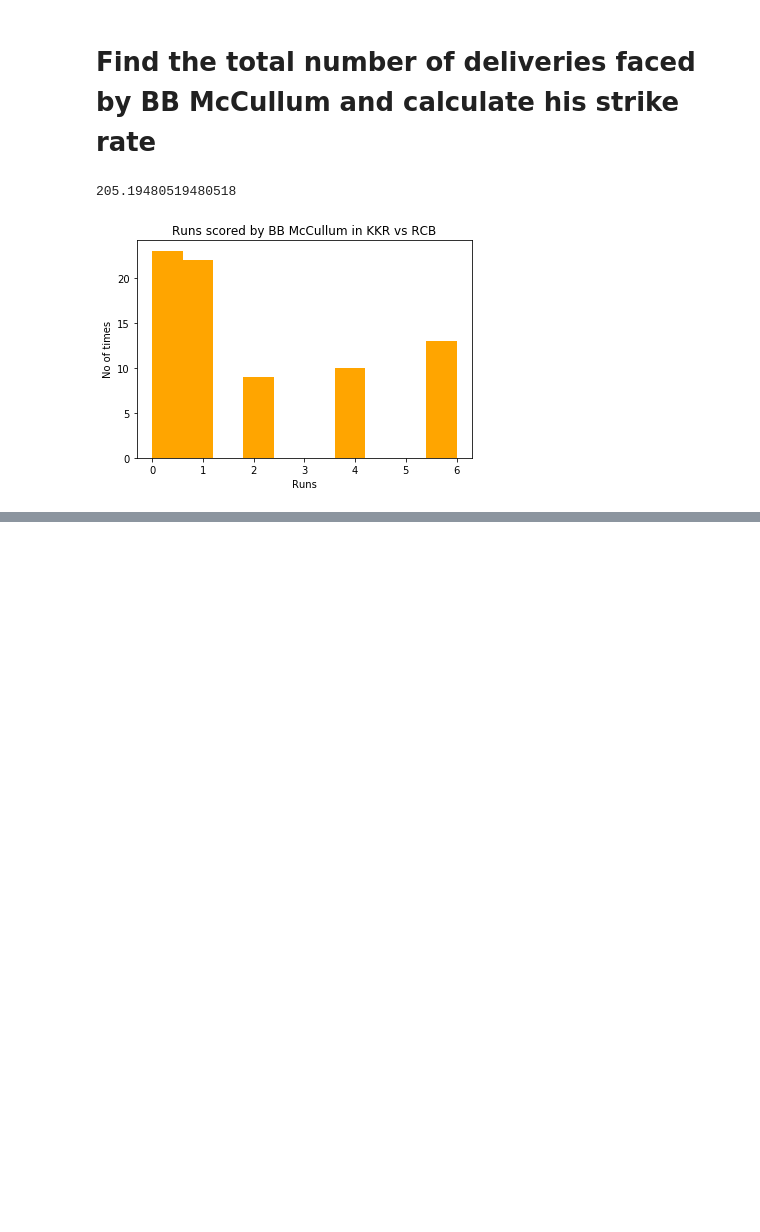
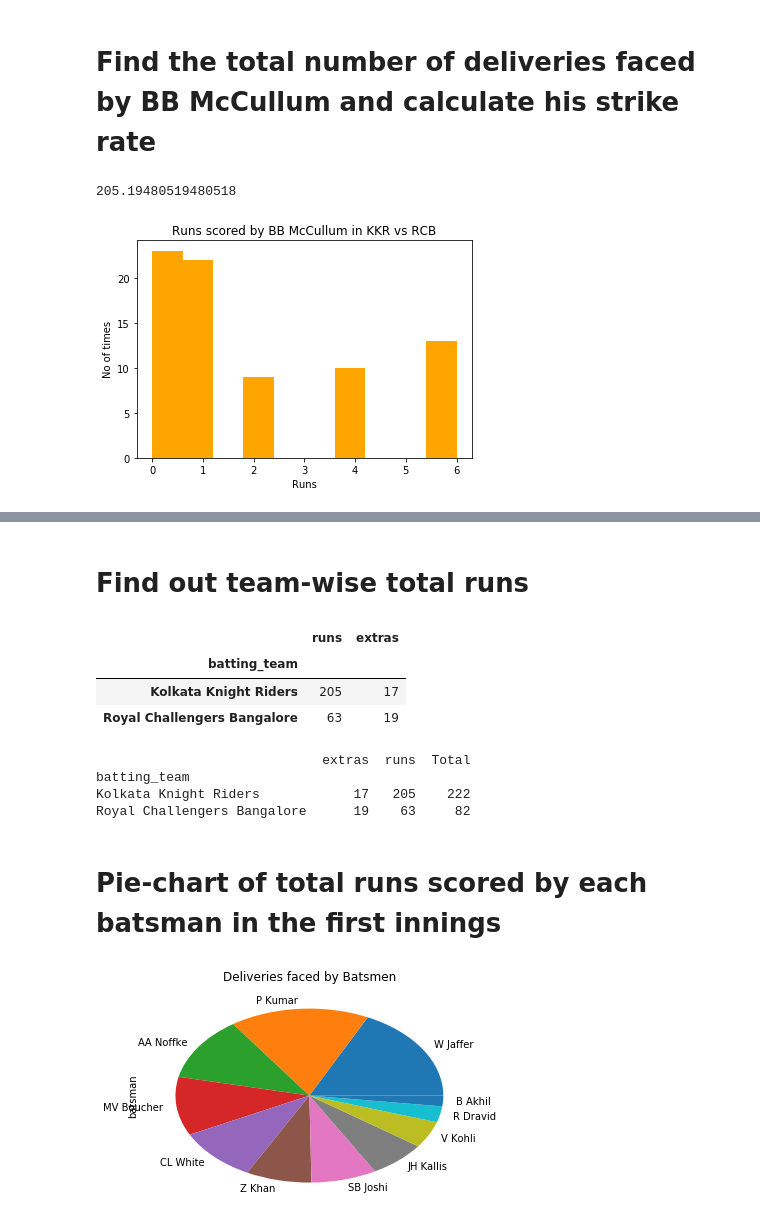
Before and after one commit to sannidh/ML101, a Jupyter notebook: Applications_Python_Blog1.ipynb, the cells around one changed output, grey strips where cells are left out. Saved outputs shown, nothing was run; the diff lists cells and outputs as text; code cells hidden in the pictures; blank space fills up the shorter version.

```diff
--- a/Applications_Python_Blog1.ipynb
+++ b/Applications_Python_Blog1.ipynb
@@ -145,0 +279,26 @@ plt.show()
+# %% [markdown]
+# Find out team-wise total runs
+# %%
+ipl_df.groupby('batting_team')['runs','extras'].sum()
+# %% [output]
+|  | runs | extras |
+| batting_team |  |  |
+| Kolkata Knight Riders | 205 | 17 |
+| Royal Challengers Bangalore | 63 | 19 |
+# %%
+data=ipl_df.pivot_table(index='batting_team', values=['runs', 'extras'],aggfunc='sum')
+data['Total']=data['runs']+data['extras']
+print(data)
+# %% [output]
+                             extras  runs  Total
+batting_team
+Kolkata Knight Riders            17   205    222
+Royal Challengers Bangalore      19    63     82
+# %% [markdown]
+# Pie-chart of total runs scored by each batsman in the first innings
+# %%
+ipl_df[ipl_df['innings']==2]['batsman'].value_counts().plot(kind='pie')
+plt.title('Deliveries faced by Batsmen')
+plt.show()
+# %% [output]
+[figure, added]
```
Also changed, not shown: parts of 19 cells of this notebook.
